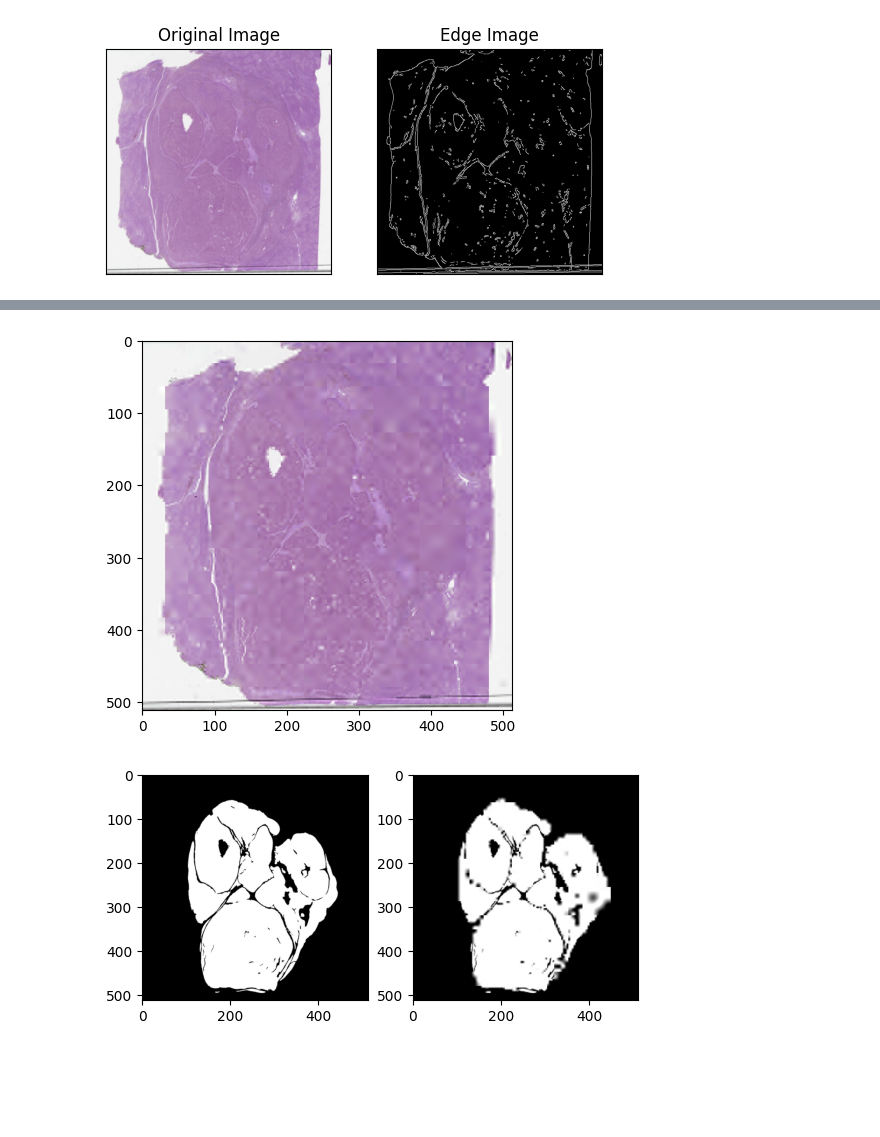
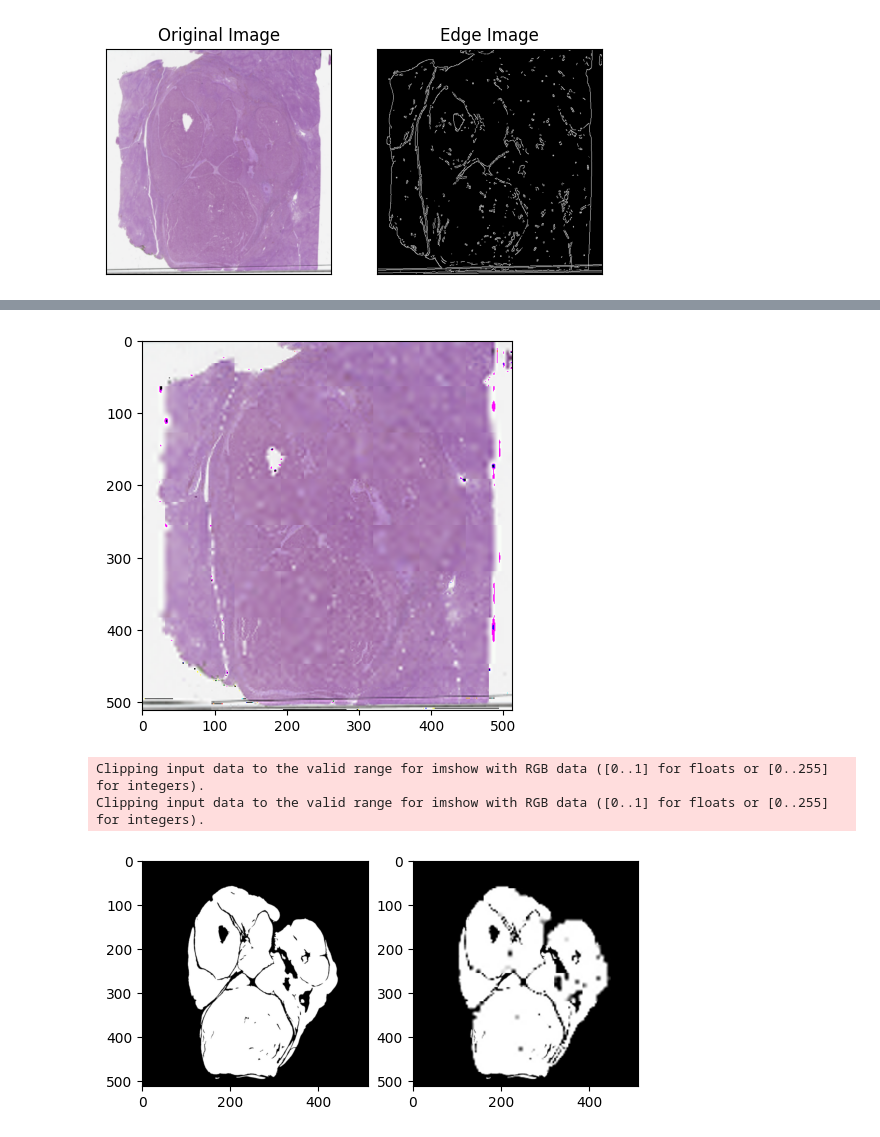
Before and after one commit to zhangenzhi/apt, a Jupyter notebook: utils/patchify.ipynb, the cells around one changed output, grey strips where cells are left out. Cells and saved outputs as stored; diff of their text form; code cells hidden in the pictures; blank space fills up the shorter version.

```diff
--- a/utils/patchify.ipynb
+++ b/utils/patchify.ipynb
@@ -7,8 +7,8 @@ from matplotlib import pyplot as plt
 from apt.quadtree import FixedQuadTree
 # %%
 # img = cv.imread('/Users/zhangenzhi/work/gvit-1/dataset/paip/output_images_and_masks/128700-2019-01-00-03-01/rescaled_image_0_512x512.png')
-# img = cv.imread('/Volumes/data/dataset/paip/output_images_and_masks/128700-2019-01-00-03-01/rescaled_image_0_512x512.png')
-img = cv.imread('/Volumes/Extreme/dataset/paip/output_images_and_masks/128700-2019-01-00-03-01/rescaled_image_0_512x512.png')
+img = cv.imread('/Volumes/data/dataset/paip/output_images_and_masks/128700-2019-01-00-03-01/rescaled_image_0_512x512.png')
+# img = cv.imread('/Volumes/Extreme/dataset/paip/output_images_and_masks/128700-2019-01-00-03-01/rescaled_image_0_512x512.png')
 
 grey_img = img
 grey_img = cv.GaussianBlur(grey_img, (3,3), 0)
@@ -25,7 +25,7 @@ plt.show()
 # %%
 fig, ax = plt.subplots()
 ax.imshow(edges, cmap = 'gray')
-qdt = FixedQuadTree(domain=edges, fixed_length=1024)
+qdt = FixedQuadTree(domain=edges, fixed_length=256)
 qdt.draw(ax=ax)
 plt.show()
 print(qdt.count_patches())
@@ -36,38 +56,41 @@ plt.close()
 # %%
-def patchify(mask):
-    seq = qdt.serialize(mask, size=(4,4,3))
+def patchify(mask,patch_size=8,channel=3):
+    seq = qdt.serialize(mask, size=(patch_size,patch_size,channel))
     return seq
 
-def depatchify(seq):
-    mask = np.zeros(shape=(512, 512, 3))
-    mask = qdt.deserialize(seq, mask=mask)
+def depatchify(seq, patch_size=8, channel=3):
+    # mask = np.zeros(shape=(512, 512, 3))
+    mask = qdt.deserialize(seq, patch_size=patch_size, channel=channel)
     return mask
 
 mask=img
 seq = patchify(mask=mask)
 
 fig, ax = plt.subplots()
-mask= depatchify(seq=seq)
+mask= depatchify(seq=np.asarray(seq))
 mask = mask.astype(np.uint8)
 ax.imshow(mask, cmap = 'gray')
 plt.show()
 plt.close()
 # %% [output]
-[figure, old version]
+[figure, new version]
 # %%
-mask = cv.imread('/Volumes/Extreme/dataset/paip/output_images_and_masks/128700-2019-01-00-03-01/rescaled_mask_0_512x512.png')
+# mask = cv.imread('/Volumes/Extreme/dataset/paip/output_images_and_masks/128700-2019-01-00-03-01/rescaled_mask_0_512x512.png')
+mask = cv.imread('/Volumes/data/dataset/paip/output_images_and_masks/128700-2019-01-00-03-01/rescaled_mask_0_512x512.png')
 mask = cv.resize(mask, (512,512))
 
-seq = patchify(mask=mask)
+seq = patchify(mask=mask, patch_size=8, channel=3)
 
 plt.subplot(121)
 plt.imshow(mask)
-mask= depatchify(seq=seq)
-mask = mask.astype(np.uint8)
+mask= depatchify(seq=seq, patch_size=8, channel=3)
+mask = mask.astype(int)
 plt.subplot(122)
 plt.imshow(mask)
-# ax.imshow(mask, cmap = 'gray')
+ax.imshow(mask, cmap = 'gray')
 plt.show()
 plt.close()
 # %% [output]
+Clipping input data to the valid range for imshow with RGB data ([0..1] for floats or [0..255] for integers).
+Clipping input data to the valid range for imshow with RGB data ([0..1] for floats or [0..255] for integers).
-[figure, old version]
+[figure, new version]
```
Also changed, not shown: parts of 3 cells of this notebook, 2 other files.
